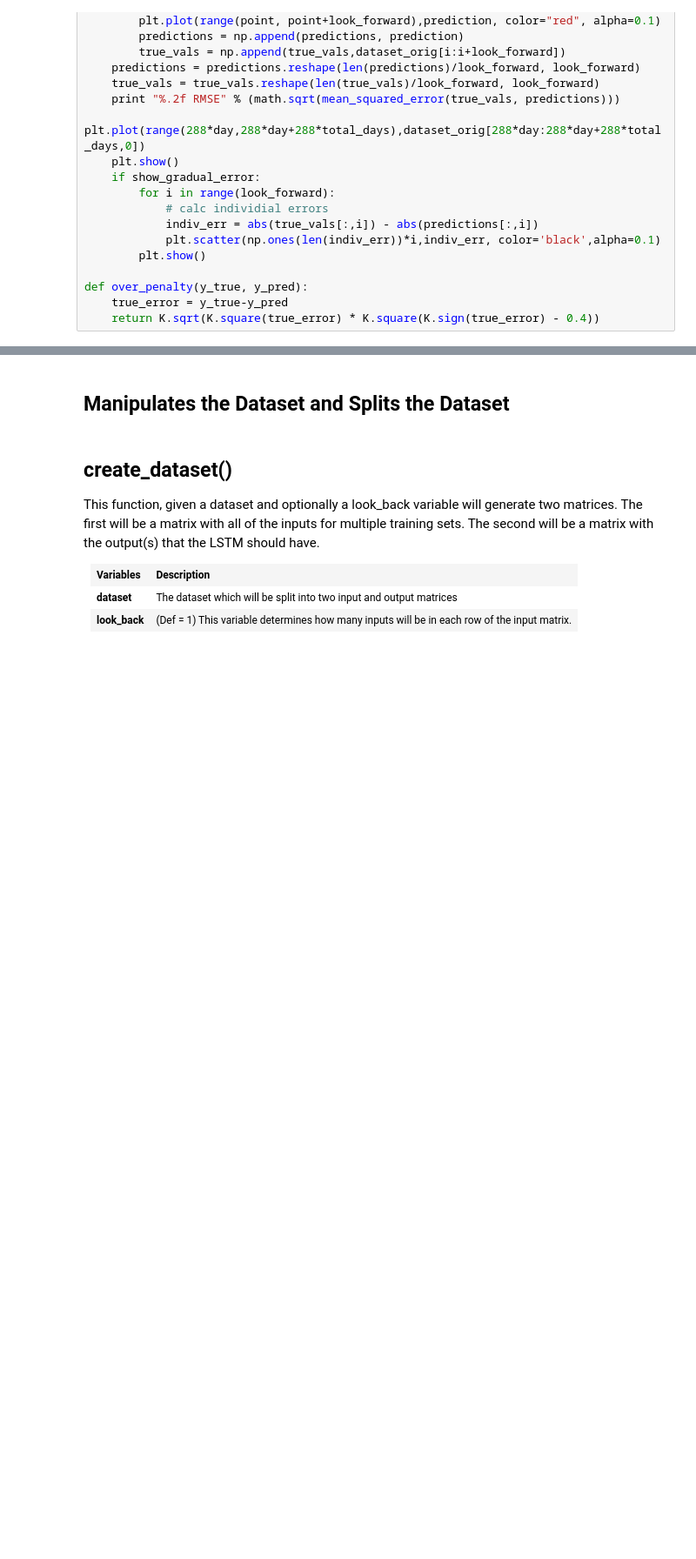
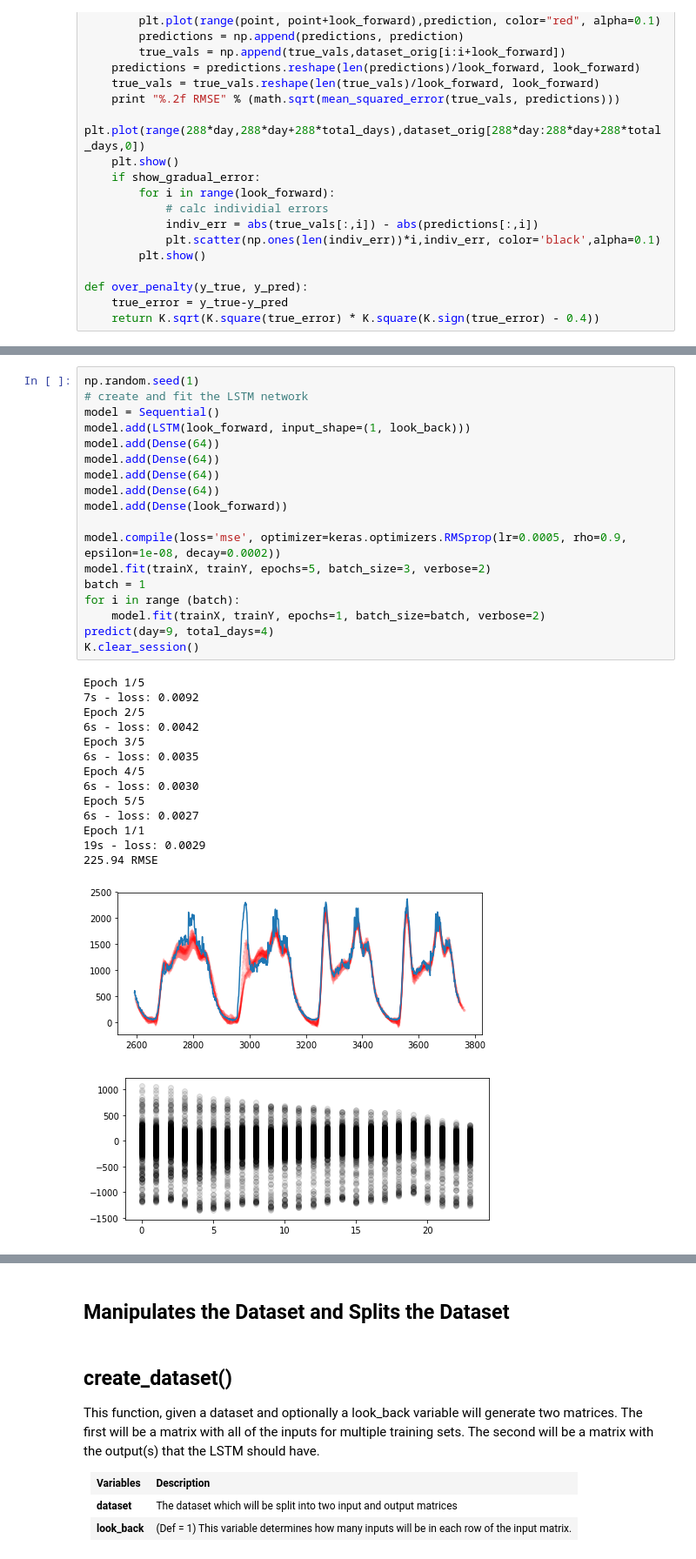
Before and after one commit to huevosabio/ts-predict, a Jupyter notebook: TS Forecasting Multi-Step LSTM RNN-Copy1.ipynb, the cells around one changed output, grey strips where cells are left out. Shown: that part at 87% size. Drawn from its saved outputs; the diff is of its cells as text; blank space fills up the shorter version.

```diff
--- a/TS Forecasting Multi-Step LSTM RNN-Copy1.ipynb
+++ b/TS Forecasting Multi-Step LSTM RNN-Copy1.ipynb
@@ -125,0 +131,34 @@ def over_penalty(y_true, y_pred):
+# %%
+np.random.seed(1)
+# create and fit the LSTM network
+model = Sequential()
+model.add(LSTM(look_forward, input_shape=(1, look_back)))
+model.add(Dense(64))
+model.add(Dense(64))
+model.add(Dense(64))
+model.add(Dense(64))
+model.add(Dense(look_forward))
+
+model.compile(loss='mse', optimizer=keras.optimizers.RMSprop(lr=0.0005, rho=0.9, epsilon=1e-08, decay=0.0002))
+model.fit(trainX, trainY, epochs=5, batch_size=3, verbose=2)
+batch = 1
+for i in range (batch):
+    model.fit(trainX, trainY, epochs=1, batch_size=batch, verbose=2)
+predict(day=9, total_days=4)
+K.clear_session()
+# %% [output]
+Epoch 1/5
+7s - loss: 0.0092
+Epoch 2/5
+6s - loss: 0.0042
+Epoch 3/5
+6s - loss: 0.0035
+Epoch 4/5
+6s - loss: 0.0030
+Epoch 5/5
+6s - loss: 0.0027
+Epoch 1/1
+19s - loss: 0.0029
+225.94 RMSE
+[figure, added]
+[figure, added]
```
Also changed, not shown: parts of 5 cells of this notebook, 2 other files.
